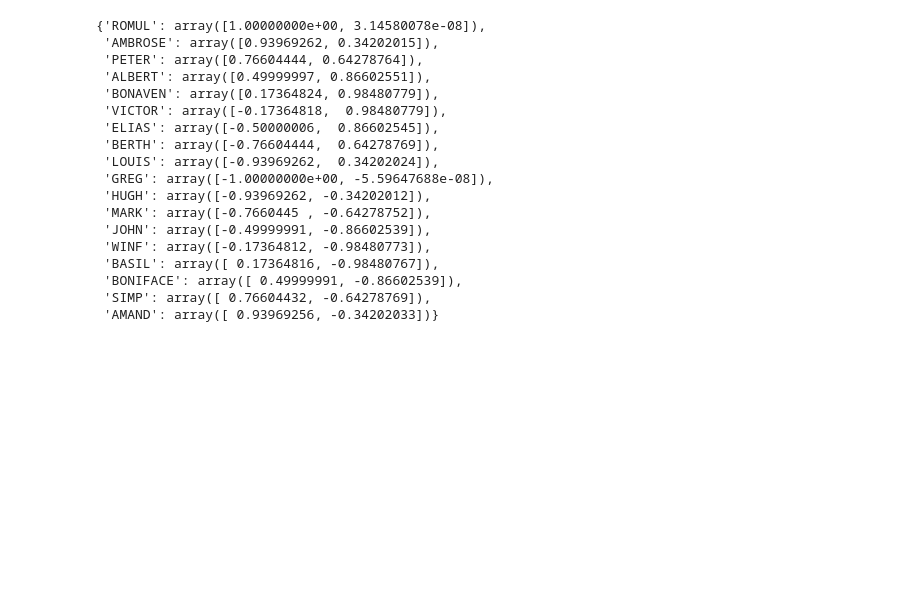
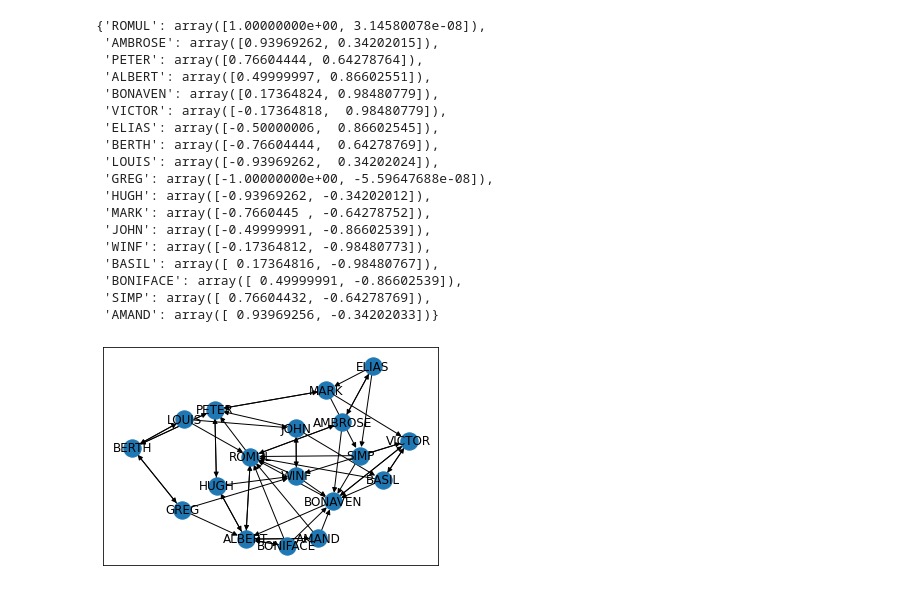
Before and after one commit to ChrisGallo17/CS4950-Assignments, a Jupyter notebook: Assignment2/Assignment2.ipynb, the cells around one changed output. Saved outputs shown, nothing was run; the diff lists cells and outputs as text; code cells hidden in the pictures; blank space fills up the shorter version.

Commit message:
draw visual graph

```diff
--- a/Assignment2/Assignment2.ipynb
+++ b/Assignment2/Assignment2.ipynb
@@ -35,3 +35,7 @@ nx.shell_layout(G_panda)
  'BONIFACE': array([ 0.49999991, -0.86602539]),
  'SIMP': array([ 0.76604432, -0.64278769]),
  'AMAND': array([ 0.93969256, -0.34202033])}
+# %%
+nx.draw_networkx(G_panda)
+# %% [output]
+[figure, added]
```
Also changed, not shown: parts of 1 cell of this notebook.
